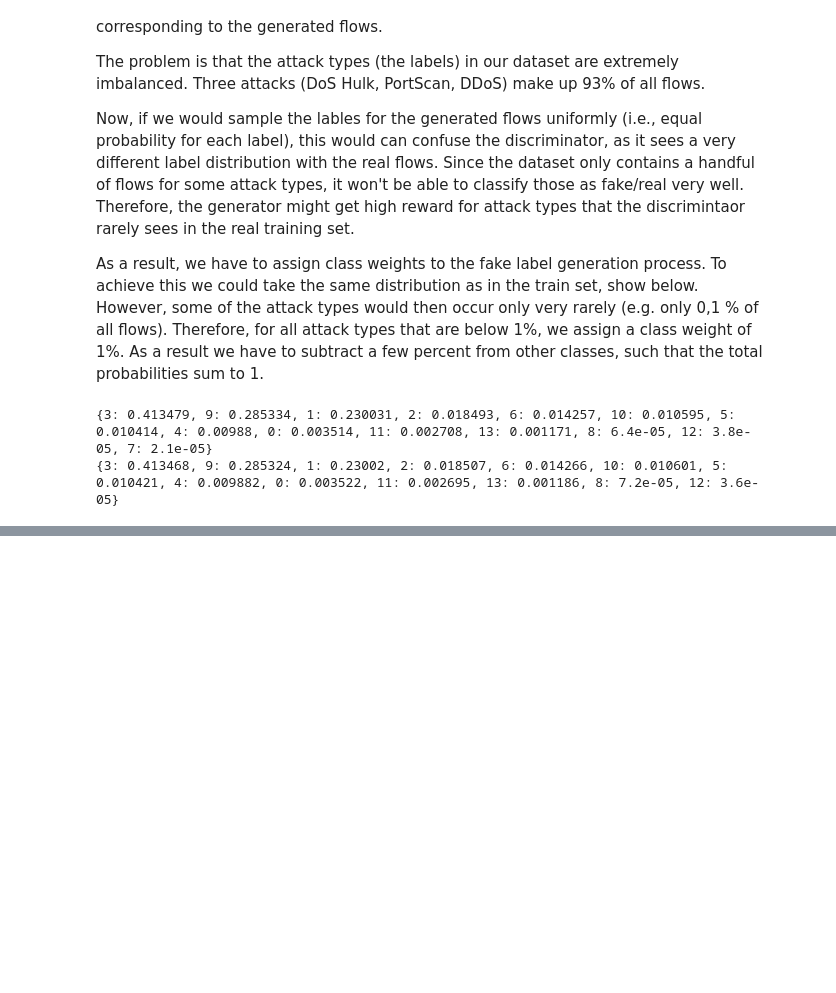
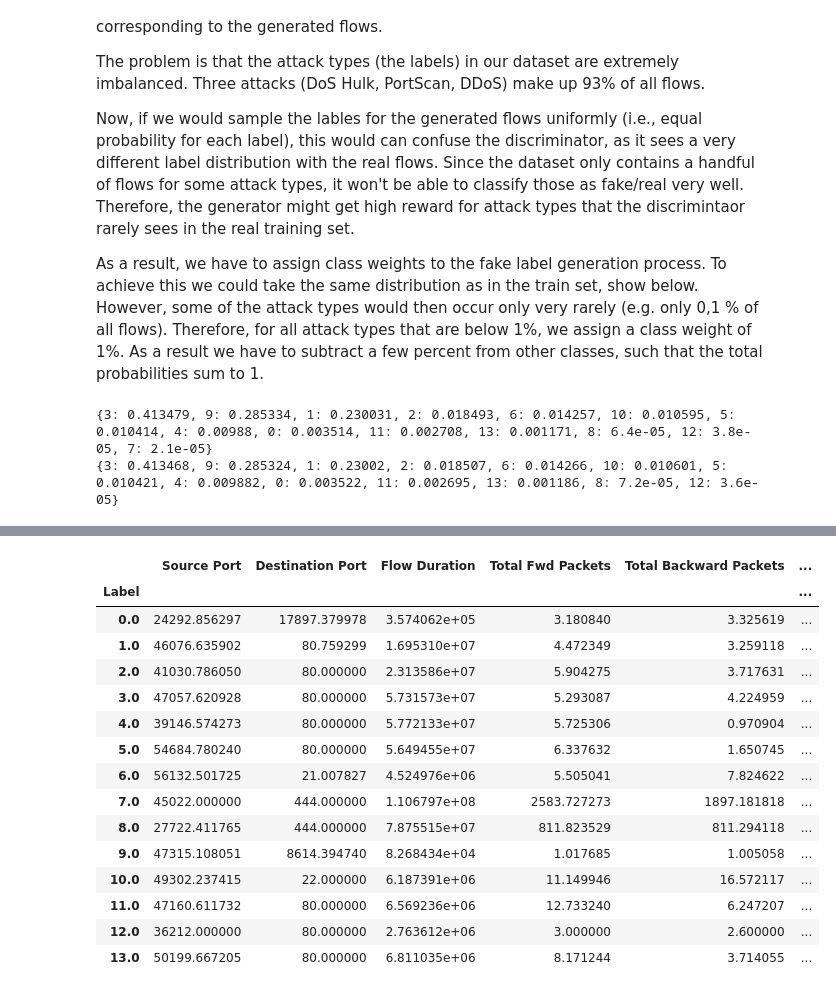
Before and after one commit to CN-TU/controllable-network-data-balancing-with-gans, a Jupyter notebook: data_exploration.ipynb, the cells around one changed output, grey strips where cells are left out. Saved outputs shown, nothing was run; the diff lists cells and outputs as text; code cells hidden in the pictures; blank space fills up the shorter version.

```diff
--- a/data_exploration.ipynb
+++ b/data_exploration.ipynb
@@ -462,0 +486,32 @@ array([ 9,  3,  1,  6,  9,  3,  9, 10,  1,  1,  6,  1,  1,  1,  1,  3,  1,
+# %%
+train_dataset = CIC17Dataset("./data/cic-ids-2017_splits/seed_0/train_dataset_scaled.pt")
+test_dataset = CIC17Dataset("./data/cic-ids-2017_splits/seed_0/test_dataset_scaled.pt")
+train_dataset_unscaled = CIC17Dataset("./data/cic-ids-2017_splits/seed_0/train_dataset.pt")
+test_dataset_unscaled = CIC17Dataset("./data/cic-ids-2017_splits/seed_0/test_dataset.pt")
+column_names = torch.load("./data/cic-ids-2017_splits/seed_0/column_names.pt")
+
+X = train_dataset.X
+y = train_dataset.y
+X_unscaled = train_dataset_unscaled.X
+y_unscaled = train_dataset_unscaled.y
+# %%
+df_mean_unscaled = pd.DataFrame(np.append(X_unscaled, y_unscaled.reshape(-1, 1), axis=1), columns=column_names)
+df_mean_unscaled = df_mean_unscaled.groupby("Label").mean()
+df_mean_unscaled
+# %% [output]
+|  | Source Port | Destination Port | Flow Duration | Total Fwd Packets | Total Backward Packets | ... |
+| Label |  |  |  |  |  | ... |
+| 0.0 | 24292.856297 | 17897.379978 | 3.574062e+05 | 3.180840 | 3.325619 | ... |
+| 1.0 | 46076.635902 | 80.759299 | 1.695310e+07 | 4.472349 | 3.259118 | ... |
+| 2.0 | 41030.786050 | 80.000000 | 2.313586e+07 | 5.904275 | 3.717631 | ... |
+| 3.0 | 47057.620928 | 80.000000 | 5.731573e+07 | 5.293087 | 4.224959 | ... |
+| 4.0 | 39146.574273 | 80.000000 | 5.772133e+07 | 5.725306 | 0.970904 | ... |
+| 5.0 | 54684.780240 | 80.000000 | 5.649455e+07 | 6.337632 | 1.650745 | ... |
+| 6.0 | 56132.501725 | 21.007827 | 4.524976e+06 | 5.505041 | 7.824622 | ... |
+| 7.0 | 45022.000000 | 444.000000 | 1.106797e+08 | 2583.727273 | 1897.181818 | ... |
+| 8.0 | 27722.411765 | 444.000000 | 7.875515e+07 | 811.823529 | 811.294118 | ... |
+| 9.0 | 47315.108051 | 8614.394740 | 8.268434e+04 | 1.017685 | 1.005058 | ... |
+| 10.0 | 49302.237415 | 22.000000 | 6.187391e+06 | 11.149946 | 16.572117 | ... |
+| 11.0 | 47160.611732 | 80.000000 | 6.569236e+06 | 12.733240 | 6.247207 | ... |
+| 12.0 | 36212.000000 | 80.000000 | 2.763612e+06 | 3.000000 | 2.600000 | ... |
+| 13.0 | 50199.667205 | 80.000000 | 6.811035e+06 | 8.171244 | 3.714055 | ... |
```
Also changed, not shown: parts of 14 cells of this notebook, 4 other files.
